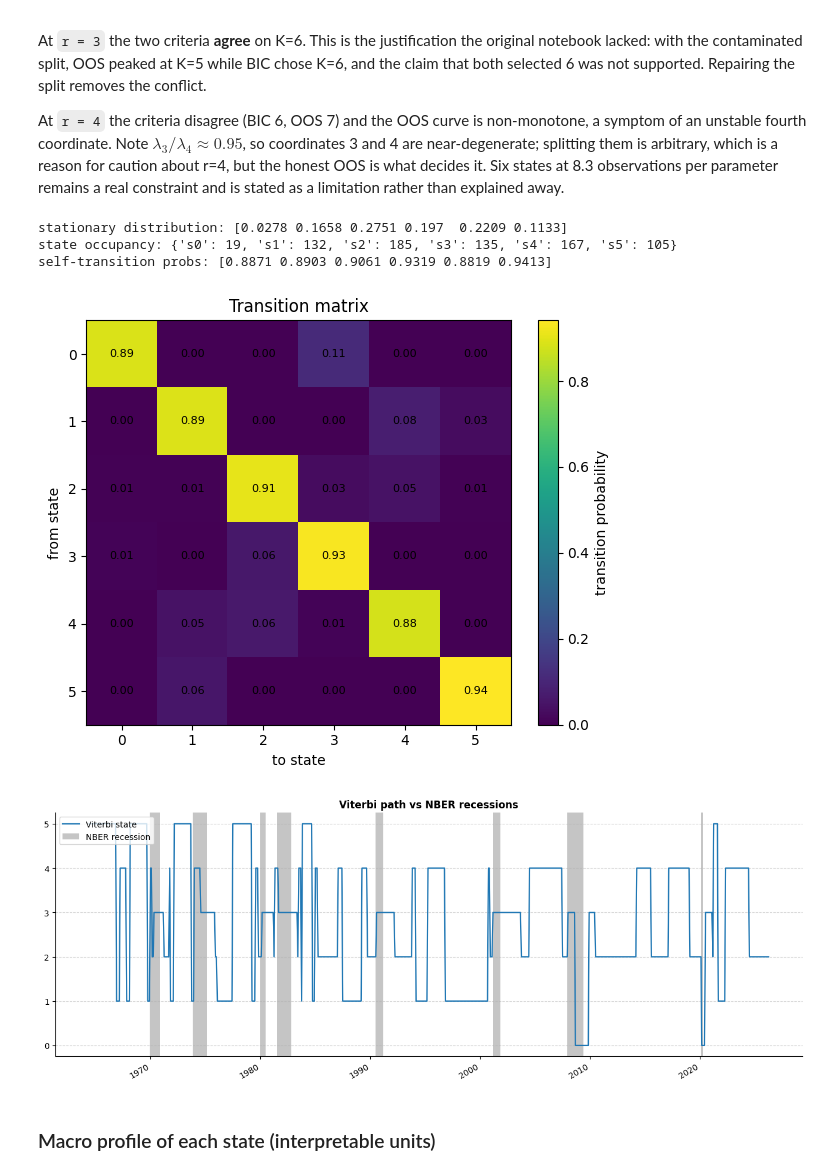
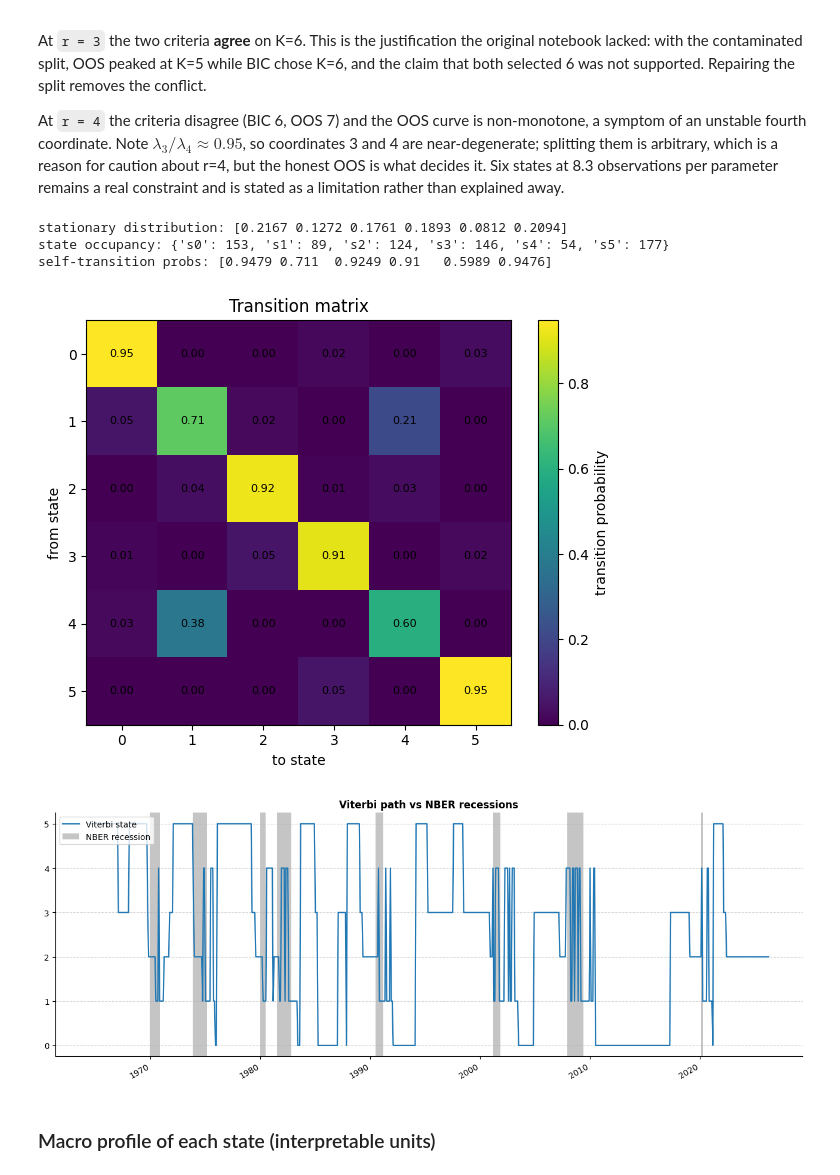
Before and after one commit to adamfowliee/JDKF_Starter, a Jupyter notebook: dissertation_brief/hmm_extension.ipynb, the cells around one changed output. Cells and saved outputs as stored; diff of their text form; code cells hidden in the pictures.

```diff
--- a/dissertation_brief/hmm_extension.ipynb
+++ b/dissertation_brief/hmm_extension.ipynb
@@ -146,3 +156,5 @@ OOS argmax  -> K = 8
+# %%
+models2 = joblib.load("./models/hmm_models.joblib")
 # %% [markdown]
 ### Choice of K
 
@@ -157,27 +169,27 @@ the honest OOS is what decides it. Six states at 8.3 observations per parameter
 constraint and is stated as a limitation rather than explained away.
 # %%
 chosen_K = 6
-model = models[chosen_K]
+model = models2[chosen_K]
 states = model.predict(Psi)
 A = model.transmat_
 
 eigvals,eigvecs = np.linalg.eig(A.T)
 pi = np.real(eigvecs[:, np.argmin(np.abs(eigvals-1))]); pi/=pi.sum()
 print("stationary distribution:", np.round(pi,4))
 print("state occupancy:", {f"s{i}": int((states==i).sum()) for i in range(chosen_K)})
 print("self-transition probs:", np.round(np.diag(A),4))
 
 fig,ax=plt.subplots(figsize=(6,5)); im=ax.imshow(A,aspect="auto")
 for i in range(chosen_K):
     for j in range(chosen_K): ax.text(j,i,f"{A[i,j]:.2f}",ha="center",va="center",fontsize=8)
 fig.colorbar(im,ax=ax,label="transition probability")
 ax.set_title("Transition matrix"); ax.set_xlabel("to state"); ax.set_ylabel("from state")
 plt.tight_layout(); plt.show()
 # %% [output]
-stationary distribution: [0.0278 0.1658 0.2751 0.197  0.2209 0.1133]
-state occupancy: {'s0': 19, 's1': 132, 's2': 185, 's3': 135, 's4': 167, 's5': 105}
-self-transition probs: [0.8871 0.8903 0.9061 0.9319 0.8819 0.9413]
+stationary distribution: [0.2167 0.1272 0.1761 0.1893 0.0812 0.2094]
+state occupancy: {'s0': 153, 's1': 89, 's2': 124, 's3': 146, 's4': 54, 's5': 177}
+self-transition probs: [0.9479 0.711  0.9249 0.91   0.5989 0.9476]
-[figure, old version]
+[figure, new version]
 # %%
 fig,ax=plt.subplots(figsize=(13,5))
 ax.plot(dates,states,lw=1.6,color="#1f77b4",label="Viterbi state")
@@ -191,7 +203,7 @@ ax.spines[["top","right"]].set_visible(False); ax.legend(loc="upper left")
 ax.set_title("Viterbi path vs NBER recessions",fontweight="bold")
 plt.tight_layout(); plt.show()
 # %% [output]
-[figure, old version]
+[figure, new version]
 # %% [markdown]
 ### Macro profile of each state (interpretable units)
 # %%
```
Also changed, not shown: parts of 12 cells of this notebook, 7 other files.
